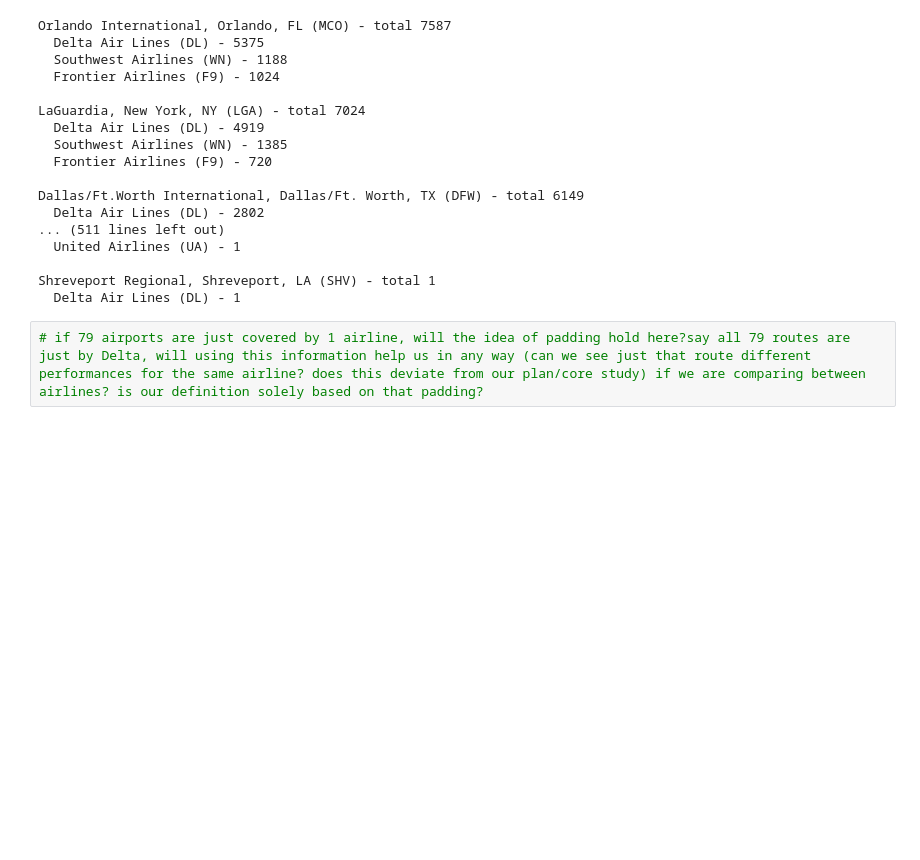
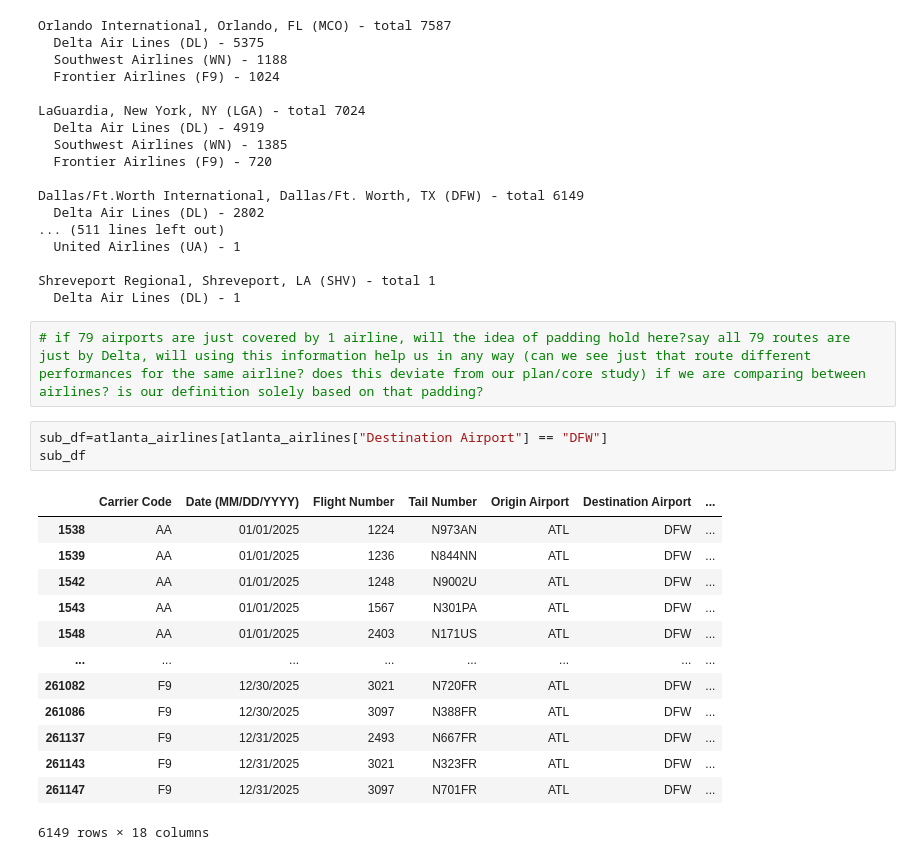
Before and after one commit to TheLancelot/airline-ontime-analysis, a Jupyter notebook: initial-analysis.ipynb, the cells around one changed output. Drawn from its saved outputs; the diff is of its cells as text; blank space fills up the shorter version.

```diff
--- a/initial-analysis.ipynb
+++ b/initial-analysis.ipynb
@@ -302,3 +353,20 @@ Shreveport Regional, Shreveport, LA (SHV) - total 1
   Delta Air Lines (DL) - 1
 # %%
 # if 79 airports are just covered by 1 airline, will the idea of padding hold here?say all 79 routes are just by Delta, will using this information help us in any way (can we see just that route different performances for the same airline? does this deviate from our plan/core study) if we are comparing between airlines? is our definition solely based on that padding?
+# %%
+sub_df=atlanta_airlines[atlanta_airlines["Destination Airport"] == "DFW"]
+sub_df
+# %% [output]
+|  | Carrier Code | Date (MM/DD/YYYY) | Flight Number | Tail Number | Origin Airport | Destination Airport | ... |
+| 1538 | AA | 01/01/2025 | 1224 | N973AN | ATL | DFW | ... |
+| 1539 | AA | 01/01/2025 | 1236 | N844NN | ATL | DFW | ... |
+| 1542 | AA | 01/01/2025 | 1248 | N9002U | ATL | DFW | ... |
+| 1543 | AA | 01/01/2025 | 1567 | N301PA | ATL | DFW | ... |
+| 1548 | AA | 01/01/2025 | 2403 | N171US | ATL | DFW | ... |
+| ... | ... | ... | ... | ... | ... | ... | ... |
+| 261082 | F9 | 12/30/2025 | 3021 | N720FR | ATL | DFW | ... |
+| 261086 | F9 | 12/30/2025 | 3097 | N388FR | ATL | DFW | ... |
+| 261137 | F9 | 12/31/2025 | 2493 | N667FR | ATL | DFW | ... |
+| 261143 | F9 | 12/31/2025 | 3021 | N323FR | ATL | DFW | ... |
+| 261147 | F9 | 12/31/2025 | 3097 | N701FR | ATL | DFW | ... |
+6149 rows × 18 columns
```
Also changed, not shown: parts of 7 cells of this notebook, 1 other file.
